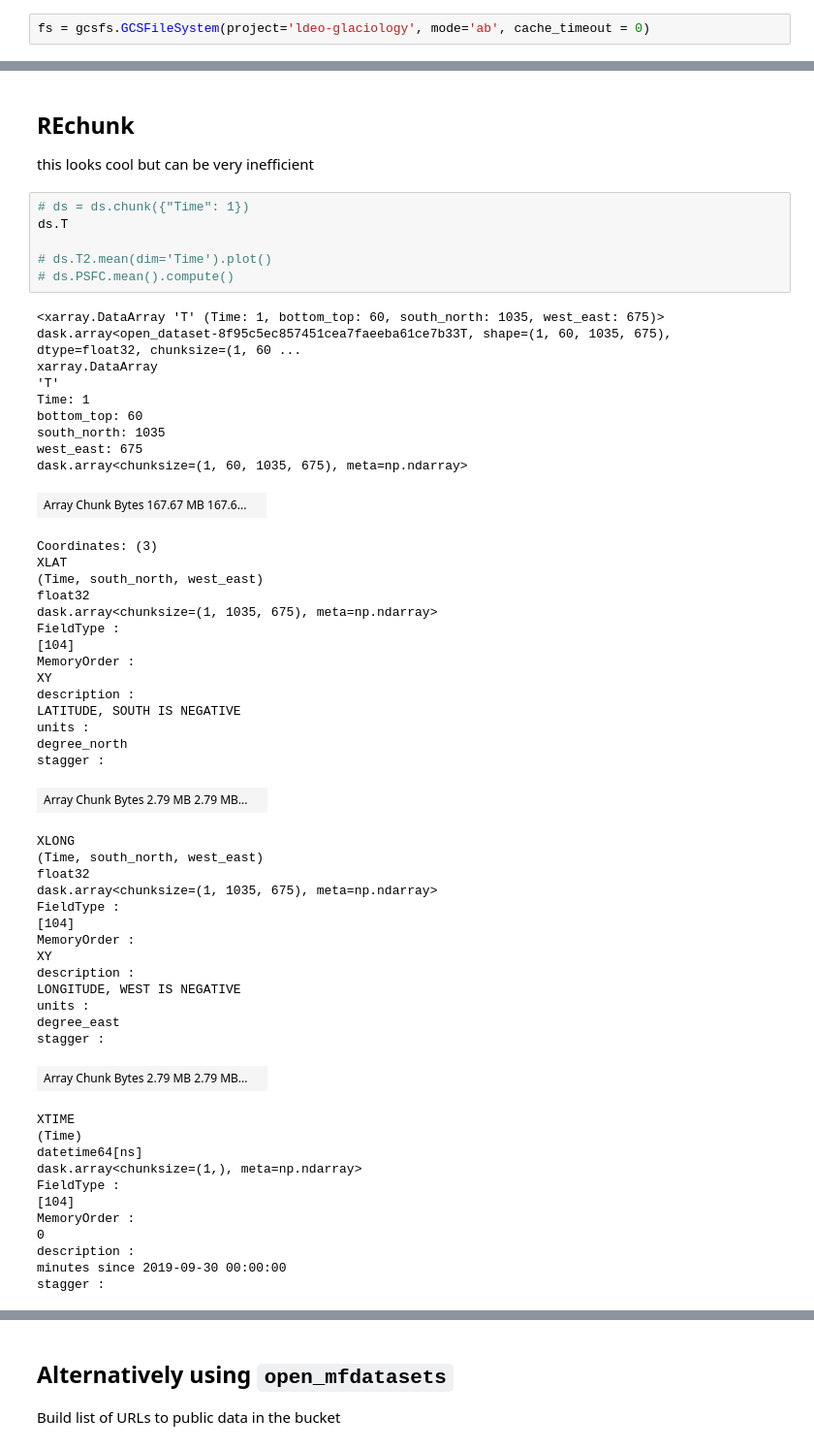
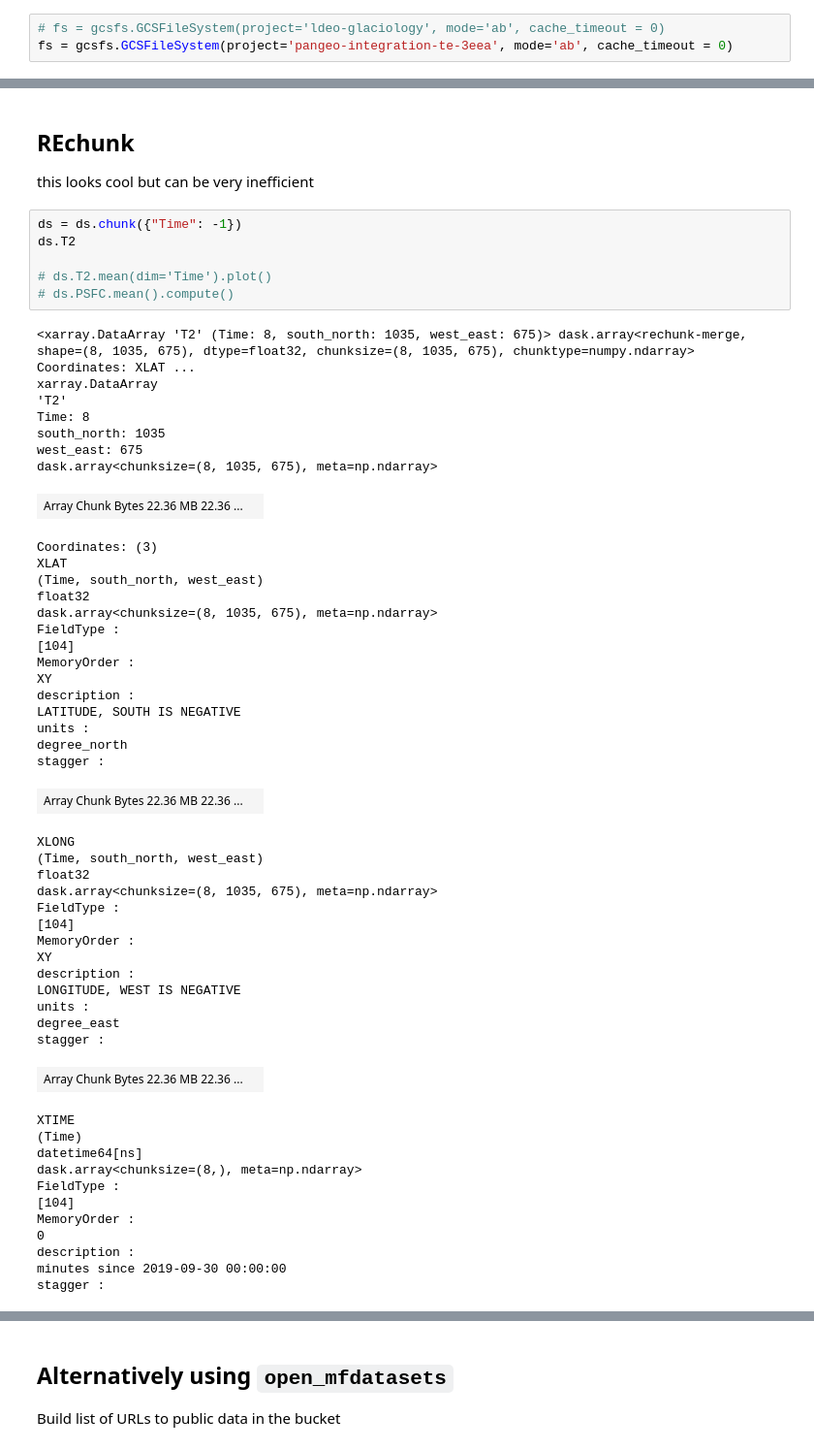
Before and after one commit to ldeo-glaciology/pangeo-AMPS, a Jupyter notebook: test_AMPS_tozarr.ipynb, the cells around one changed output, grey strips where cells are left out. Shown at 97% size. Saved outputs shown, nothing was run; the diff lists cells and outputs as text.

```diff
--- a/test_AMPS_tozarr.ipynb
+++ b/test_AMPS_tozarr.ipynb
@@ -72,7 +72,8 @@ gs://ldeo-glaciology/AMPS/WRF_24/domain_03/wrfout_d03_20190930*
 # %% [markdown]
 ### list the netcdf files
 # %%
-fs = gcsfs.GCSFileSystem(project='ldeo-glaciology', mode='ab', cache_timeout = 0)
+# fs = gcsfs.GCSFileSystem(project='ldeo-glaciology', mode='ab', cache_timeout = 0)
+fs = gcsfs.GCSFileSystem(project='pangeo-integration-te-3eea', mode='ab', cache_timeout = 0)
 # %%
 NCs = fs.glob(pattern)
 print(f"Total of {len(NCs)} wrf files.\n")
@@ -150,26 +218,25 @@ ds.coords['XLAT'].isel(Time=0).plot(ax=ax2)
 
 this looks cool but can be very inefficient
 # %%
-# ds = ds.chunk({"Time": 1})
-ds.T
+ds = ds.chunk({"Time": -1})
+ds.T2
 
 # ds.T2.mean(dim='Time').plot()
 # ds.PSFC.mean().compute()
 # %% [output]
-<xarray.DataArray 'T' (Time: 1, bottom_top: 60, south_north: 1035, west_east: 675)> dask.array<open_dataset-8f95c5ec857451cea7faeeba61ce7b33T, shape=(1, 60, 1035, 675), dtype=float32, chunksize=(1, 60 ...
+<xarray.DataArray 'T2' (Time: 8, south_north: 1035, west_east: 675)> dask.array<rechunk-merge, shape=(8, 1035, 675), dtype=float32, chunksize=(8, 1035, 675), chunktype=numpy.ndarray> Coordinates: XLAT ...
 xarray.DataArray
-'T'
-Time: 1
-bottom_top: 60
+'T2'
+Time: 8
 south_north: 1035
 west_east: 675
-dask.array<chunksize=(1, 60, 1035, 675), meta=np.ndarray>
+dask.array<chunksize=(8, 1035, 675), meta=np.ndarray>
-| Array Chunk Bytes 167.67 MB 167.6... |  |
+| Array Chunk Bytes 22.36 MB 22.36 ... |  |
 Coordinates: (3)
 XLAT
 (Time, south_north, west_east)
 float32
-dask.array<chunksize=(1, 1035, 675), meta=np.ndarray>
+dask.array<chunksize=(8, 1035, 675), meta=np.ndarray>
 FieldType :
 [104]
 MemoryOrder :
@@ -179,11 +246,11 @@ LATITUDE, SOUTH IS NEGATIVE
 units :
 degree_north
 stagger :
-| Array Chunk Bytes 2.79 MB 2.79 MB... |  |
+| Array Chunk Bytes 22.36 MB 22.36 ... |  |
 XLONG
 (Time, south_north, west_east)
 float32
-dask.array<chunksize=(1, 1035, 675), meta=np.ndarray>
+dask.array<chunksize=(8, 1035, 675), meta=np.ndarray>
 FieldType :
 [104]
 MemoryOrder :
@@ -193,11 +260,11 @@ LONGITUDE, WEST IS NEGATIVE
 units :
 degree_east
 stagger :
-| Array Chunk Bytes 2.79 MB 2.79 MB... |  |
+| Array Chunk Bytes 22.36 MB 22.36 ... |  |
 XTIME
 (Time)
 datetime64[ns]
-dask.array<chunksize=(1,), meta=np.ndarray>
+dask.array<chunksize=(8,), meta=np.ndarray>
 FieldType :
 [104]
 MemoryOrder :
```
Also changed, not shown: parts of 55 cells of this notebook, 15 other files.
